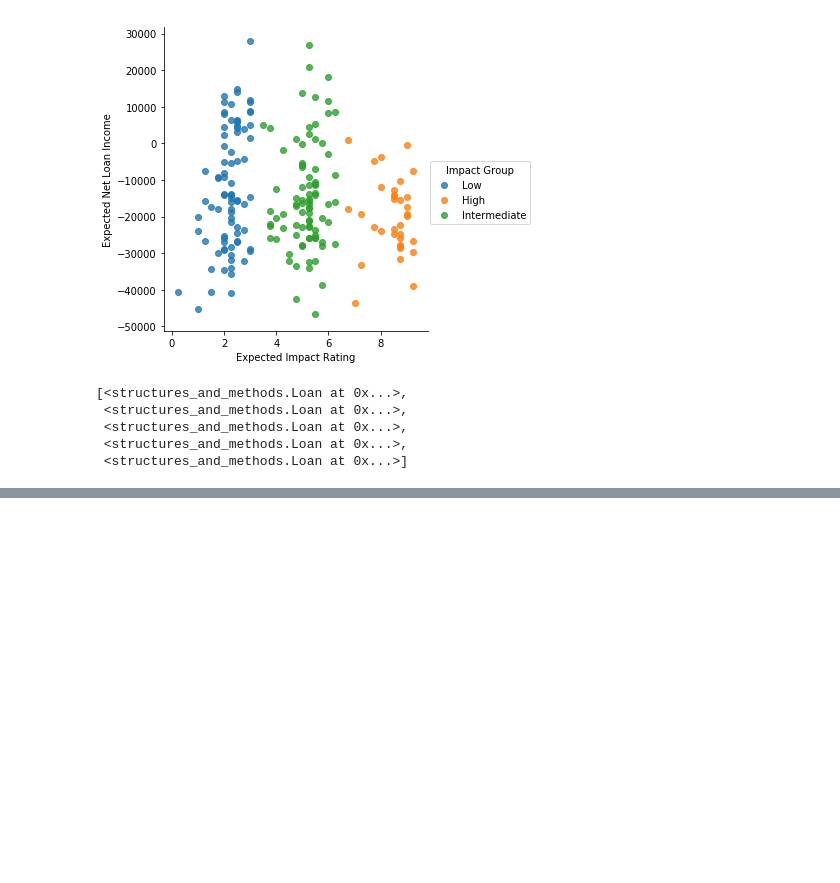
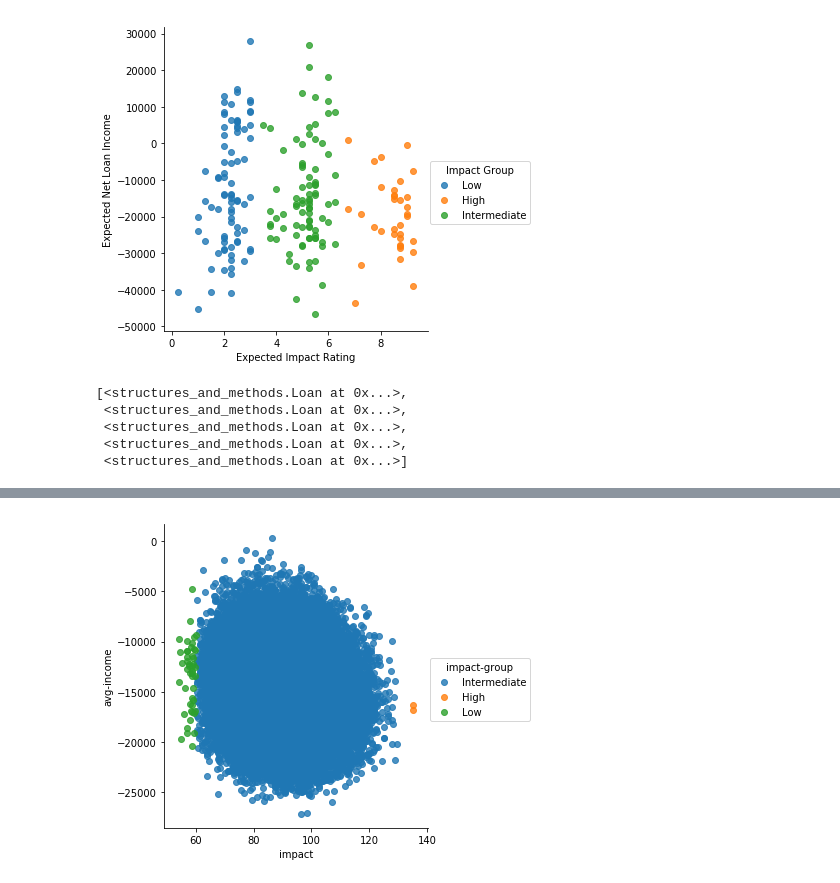
Before and after one commit to thisismattwolf/efficient_impact_frontier, a Jupyter notebook: Loan_Universe_Analysis.ipynb, the cells around one changed output, grey strips where cells are left out. Saved outputs shown, nothing was run; the diff lists cells and outputs as text; code cells hidden in the pictures; blank space fills up the shorter version.

```diff
--- a/Loan_Universe_Analysis.ipynb
+++ b/Loan_Universe_Analysis.ipynb
@@ -155,0 +86,11 @@ Loan #: 132
+# %%
+from structures_and_methods import randomPortfolios, calcPortfolioMetrics
+portfolios100 = randomPortfolios(loans, 100000)
+# %%
+portDF = pd.DataFrame()
+portDF['portfolio'] = portfolios100
+for i in portDF.index:
+    portDF.at[i, 'impact'], \
+    portDF.at[i, 'income'], \
+    portDF.at[i,'impact-group'], \
+    portDF.at[i, 'avg-income'] = calcPortfolioMetrics(portDF.at[i, 'portfolio'])
@@ -155,0 +106,14 @@ Loan #: 132
+# %%
+def plotPortfolios(portfolios):
+    # intended to take a list of loan instances (the portfolio) and generate a
+    # chart of their positions on the Efficient Impact Frontier
+    import seaborn as sns
+    sns.lmplot(x='impact',
+           y='avg-income',
+           data=portfolios,
+           hue='impact-group',
+           fit_reg=False)
+
+plotPortfolios(portDF)
+# %% [output]
+[figure, added]
```
Also changed, not shown: parts of 6 cells of this notebook, 1 other file.
